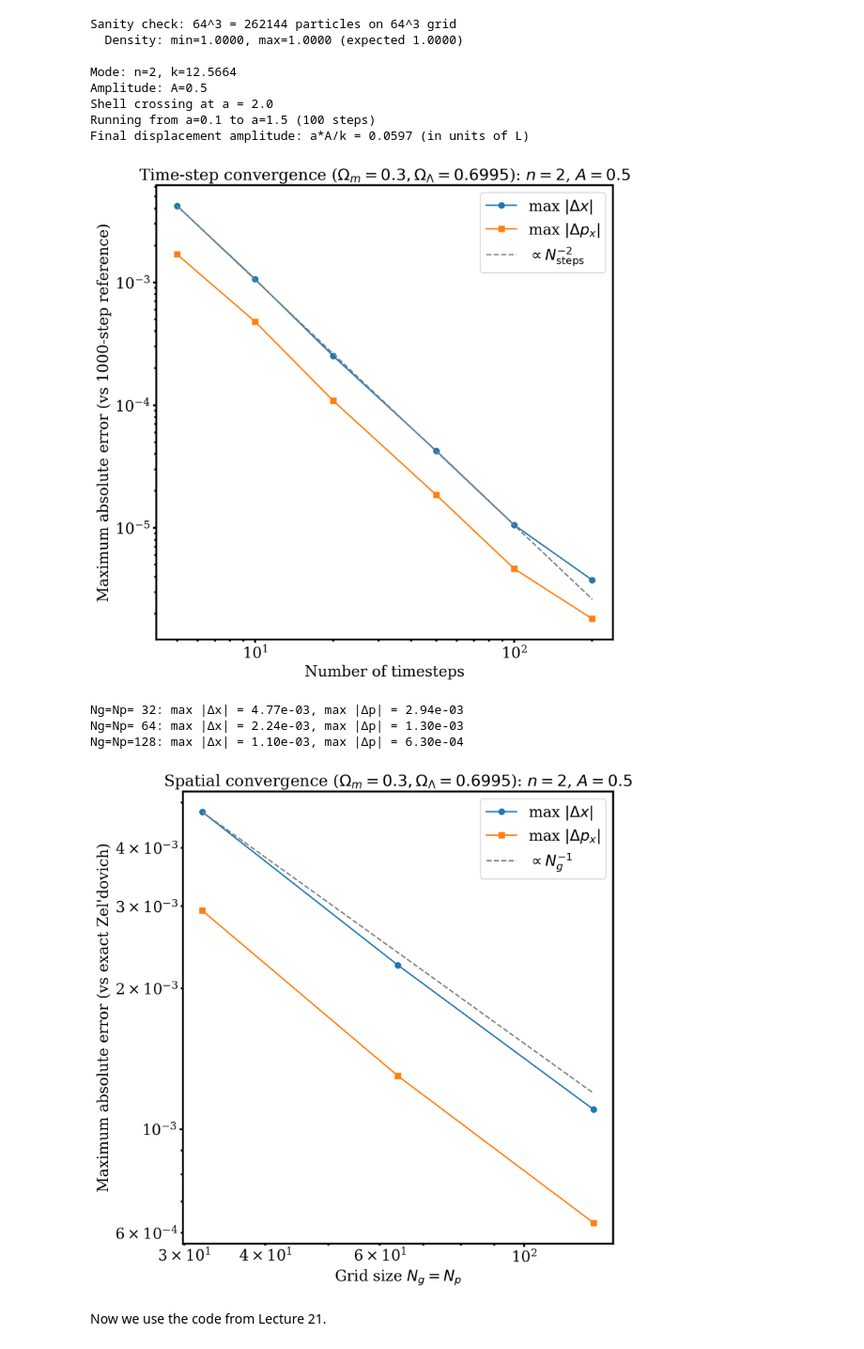
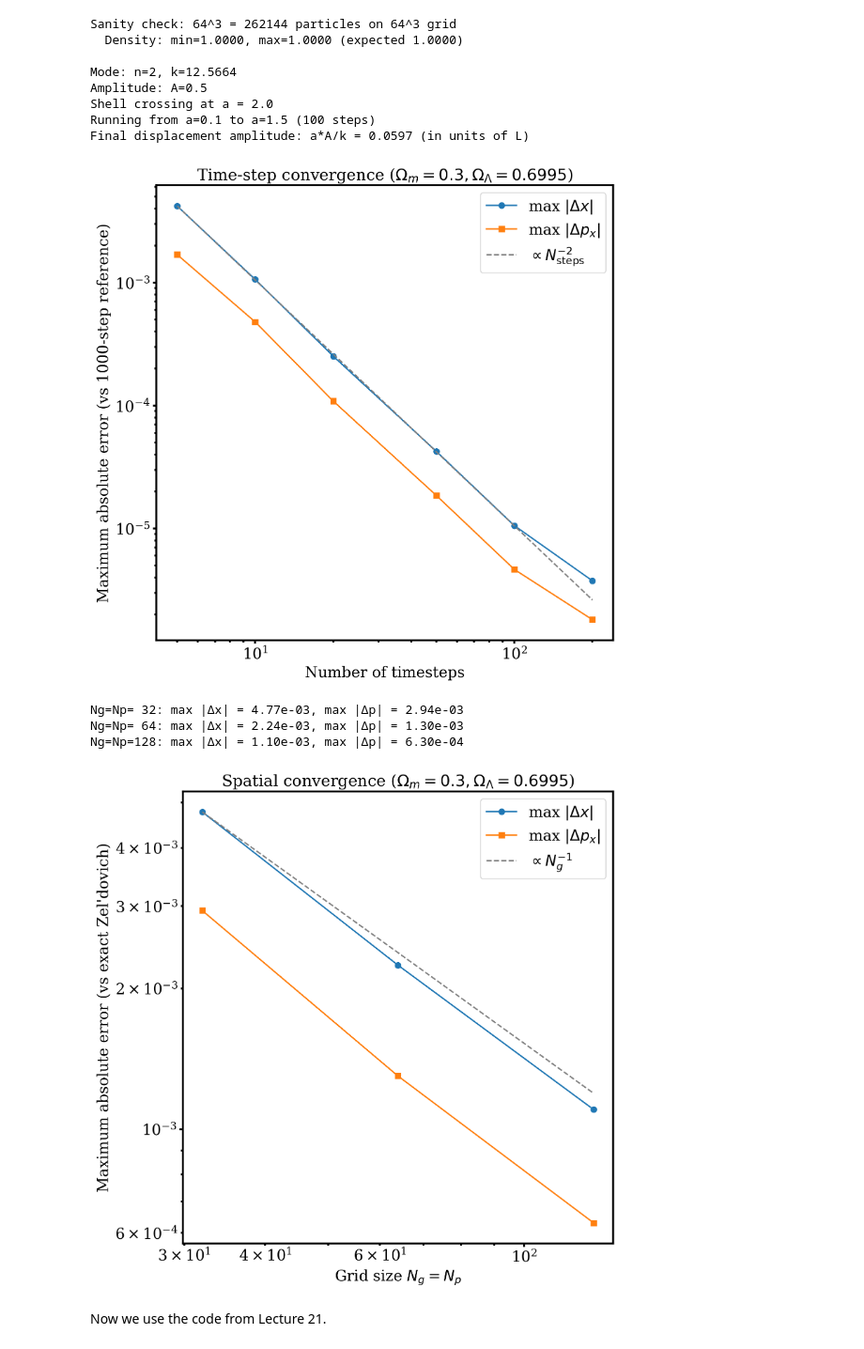
Before and after one commit to auroriasjn/CosmologyFinalProject, a Jupyter notebook: lcdm_curvature_test.ipynb, the cells around one changed output. Shown at 94% size. Saved outputs shown, nothing was run; the diff lists cells and outputs as text; code cells hidden in the pictures.

```diff
--- a/lcdm_curvature_test.ipynb
+++ b/lcdm_curvature_test.ipynb
@@ -287,12 +290,12 @@ ax.loglog(ns_ref, dx_errors[0] * (ns_ref[0] / ns_ref)**2, '--',
 ax.set_xlabel('Number of timesteps')
 ax.set_ylabel('Maximum absolute error (vs 1000-step reference)')
 ax.legend()
-ax.set_title(f'Time-step convergence ($\Omega_m = {params.Omega_m}, \Omega_\Lambda = {params.Omega_Lambda}$): $n={n_mode}$, $A={A}$')
+ax.set_title(f'Time-step convergence ($\Omega_m = {params.Omega_m}, \Omega_\Lambda = {params.Omega_Lambda}$)')
 plt.tight_layout()
 plt.savefig(f"tc_{params.Omega_m}_{params.Omega_Lambda}.png", dpi=300)
 plt.show()
 # %% [output]
-[figure, old version]
+[figure, new version]
 # %%
 grid_sizes = [32, 64, 128]
 n_steps_hires = 500  # enough steps to make time-step error negligible
@@ -324,35 +327,35 @@ for N in grid_sizes:
     px_f = mom_f[slice_i, 0][sort_i]
     px_e = mom_e[slice_i, 0][sort_i]
 
     dx_spatial_errors.append(float(jnp.max(jnp.abs(dx_f - dx_e))))
     px_spatial_errors.append(float(jnp.max(jnp.abs(px_f - px_e))))
 
     print(f"Ng=Np={N:3d}: max |Δx| = {dx_spatial_errors[-1]:.2e}, "
           f"max |Δp| = {px_spatial_errors[-1]:.2e}")
 
 fig, ax = plt.subplots(1, 1, figsize=(8, 8))
 ax.loglog(grid_sizes, dx_spatial_errors, 'o-', color='C0',
           label='max $|\\Delta x|$')
 ax.loglog(grid_sizes, px_spatial_errors, 's-', color='C1',
           label='max $|\\Delta p_x|$')
 
 # Reference line: N^{-1}
 ns_ref = np.array(grid_sizes, dtype=float)
 ax.loglog(ns_ref, dx_spatial_errors[0] * (ns_ref[0] / ns_ref)**1, '--',
           color='0.5', label='$\\propto N_g^{-1}$')
 
 ax.set_xlabel('Grid size $N_g = N_p$')
 ax.set_ylabel('Maximum absolute error (vs exact Zel\'dovich)')
 ax.legend()
-ax.set_title(f'Spatial convergence ($\Omega_m = {params.Omega_m}, \Omega_\Lambda = {params.Omega_Lambda}$): $n={n_mode}$, $A={A}$')
+ax.set_title(f'Spatial convergence ($\Omega_m = {params.Omega_m}, \Omega_\Lambda = {params.Omega_Lambda}$)')
 plt.tight_layout()
 plt.savefig(f"sc_{params.Omega_m}_{params.Omega_Lambda}.png", dpi=300)
 plt.show()
 # %% [output]
 Ng=Np= 32: max |Δx| = 4.77e-03, max |Δp| = 2.94e-03
 Ng=Np= 64: max |Δx| = 2.24e-03, max |Δp| = 1.30e-03
 Ng=Np=128: max |Δx| = 1.10e-03, max |Δp| = 6.30e-04
-[figure, old version]
+[figure, new version]
 # %% [markdown]
 Now we use the code from Lecture 21.
 # %%
```
Also changed, not shown: parts of 1 cell of this notebook, 1 other file.
